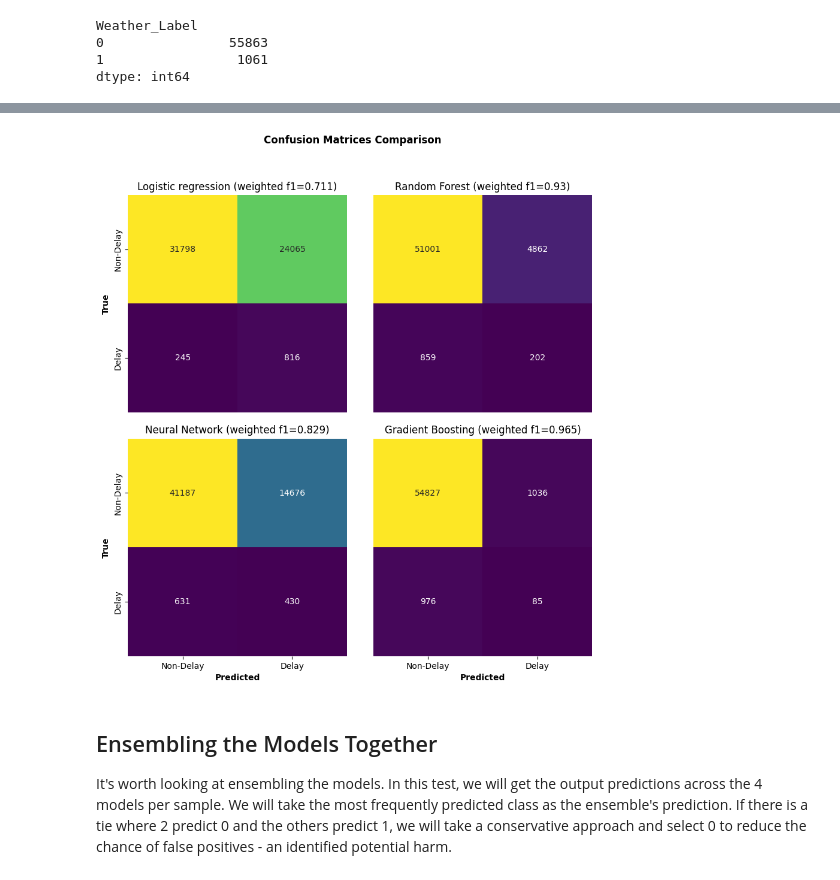
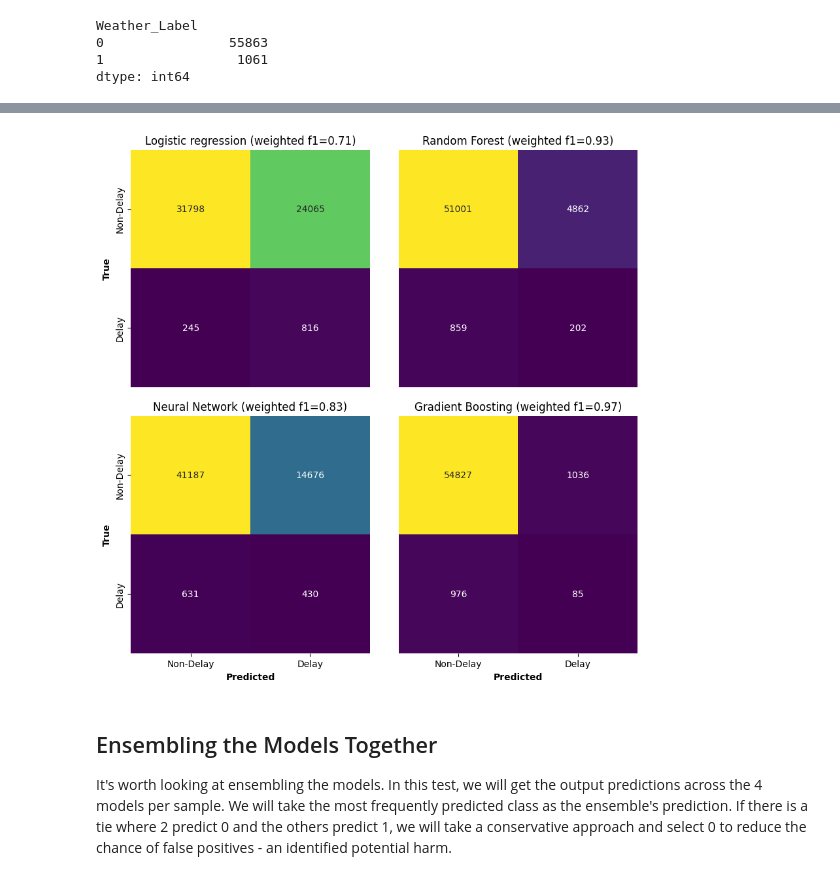
Before and after one commit to Team-Takeoff/Capstone, a Jupyter notebook: models/Test_Models.ipynb, the cells around one changed output, grey strips where cells are left out. Drawn from its saved outputs; the diff is of its cells as text; code cells hidden in the pictures.

Commit message:
moving all model files
moving all model files

```diff
--- a/models/Test_Models.ipynb
+++ b/models/Test_Models.ipynb
@@ -108,7 +107,7 @@ nn = joblib.load(files['Models']['NN_pipe'])
 
 
 # # Then, load the Keras model:
-model = load_model('/content/drive/Shareddrives/STUDENT-Capstone SS23/Models/best_model.h5',
+model = load_model(files['Models']['NN_mod'],
                   custom_objects={'create_model': create_model, 'custom_f1': custom_f1})
 # %% [output]
 https://scikit-learn.org/stable/model_persistence.html#security-maintainability-limitations
@@ -221,11 +220,11 @@ for k,v in models.items():
   models[k]['thres'] = thres
   models[k]['metrics'] = {}
   models[k]['metrics']['accuracy'] = accuracy_score(y_test,y_preds)
-  models[k]['metrics']['precision'] = round(precision_score(y_test,y_preds,average='weighted'),3)
-  models[k]['metrics']['recall'] = round(recall_score(y_test,y_preds,average='weighted'),3)
-  models[k]['metrics']['f1'] = round(f1_score(y_test, y_preds,average='weighted'),3)
-  models[k]['metrics']['auc'] = round(roc_auc_score(y_test,y_preds_proba,average='weighted',),3)
-  models[k]['metrics']['overall_fpr'] = 1 - round(recall_score(y_test,y_preds, pos_label=0),3)
+  models[k]['metrics']['precision'] = round(precision_score(y_test,y_preds,average='weighted'),2)
+  models[k]['metrics']['recall'] = round(recall_score(y_test,y_preds,average='weighted'),2)
+  models[k]['metrics']['f1'] = round(f1_score(y_test, y_preds,average='weighted'),2)
+  models[k]['metrics']['auc'] = round(roc_auc_score(y_test,y_preds_proba,average='weighted',),2)
+  models[k]['metrics']['overall_fpr'] = 1 - round(recall_score(y_test,y_preds, pos_label=0),2)
   cm = confusion_matrix(y_test,y_preds,labels=[0,1])
   models[k]['metrics']['confusion'] = cm
 # %% [output]
@@ -237,36 +236,34 @@ fig = plt.figure(figsize=(10,10))
 gs = GridSpec(2, 2, figure=fig, hspace=0.12, wspace=0.12)
 
 i = 0
 for k, v in models.items():
 
   cm = models[k]['metrics']['confusion']
   if i % 2 != 0:
       cbar = True
   else:
       cbar = False
 
   ax = fig.add_subplot(gs[i])
   sns.heatmap(cm, annot=True, ax=ax,fmt='g', cmap='viridis', cbar=False)
   if i in [0,2]:
     ax.set_yticklabels(['Non-Delay','Delay'])
   else:
     ax.set_yticks([])
   if i in [0,2]:
     ax.set_ylabel('True',fontweight="bold")
   if i in [2,3]:
     ax.set_xlabel('Predicted',fontweight="bold")
     ax.set_xticklabels(['Non-Delay','Delay'])
   else:
     ax.set_xticks([])
 
   ax.set_title(f"{k} (weighted f1={models[k]['metrics']['f1']})")
   i+=1
-plt.suptitle("Confusion Matrices Comparison",fontweight="bold")
 
-fig.savefig('/content/drive/Shareddrives/STUDENT-Capstone SS23/ConfusionMatrix.jpg',dpi=800)
 fig.show()
 # %% [output]
-[figure, old version]
+[figure, new version]
 # %% [markdown]
 ## Ensembling the Models Together
 It's worth looking at ensembling the models. In this test, we will get the output predictions across the 4 models per sample.  We will take the most frequently predicted class as the ensemble's prediction. If there is a tie where 2 predict 0 and the others predict 1, we will take a conservative approach and select 0 to reduce the chance of false positives - an identified potential harm.
```
Also changed, not shown: parts of 32 cells of this notebook, 8 other files.
